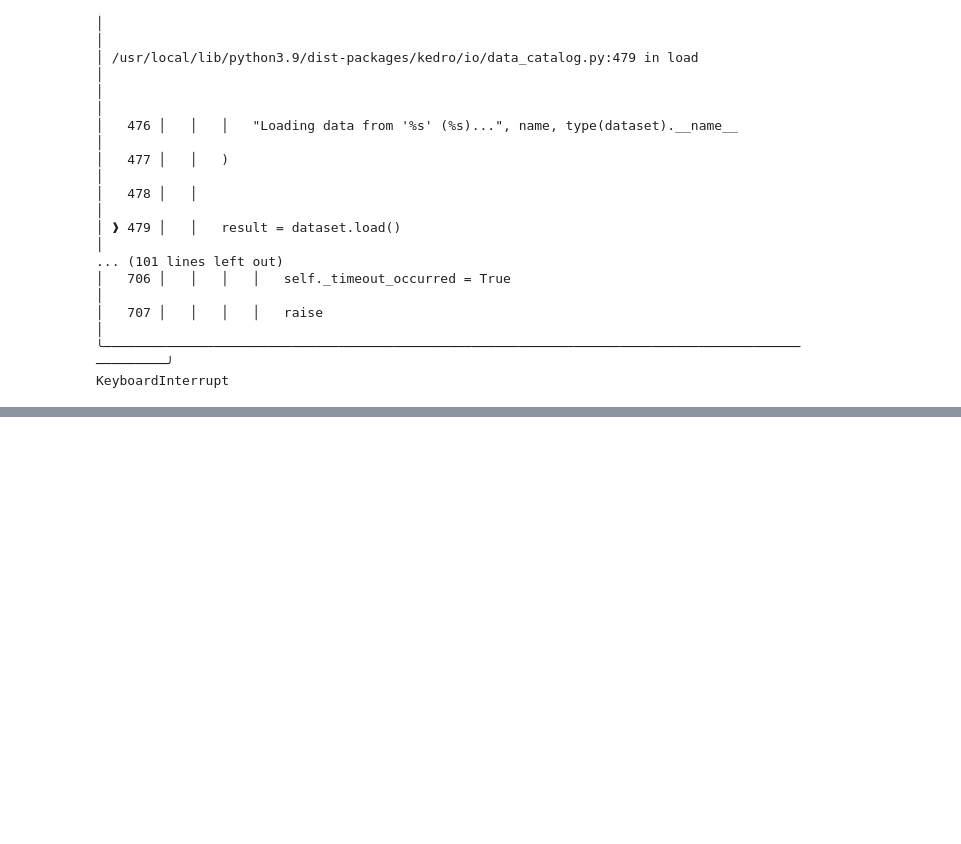
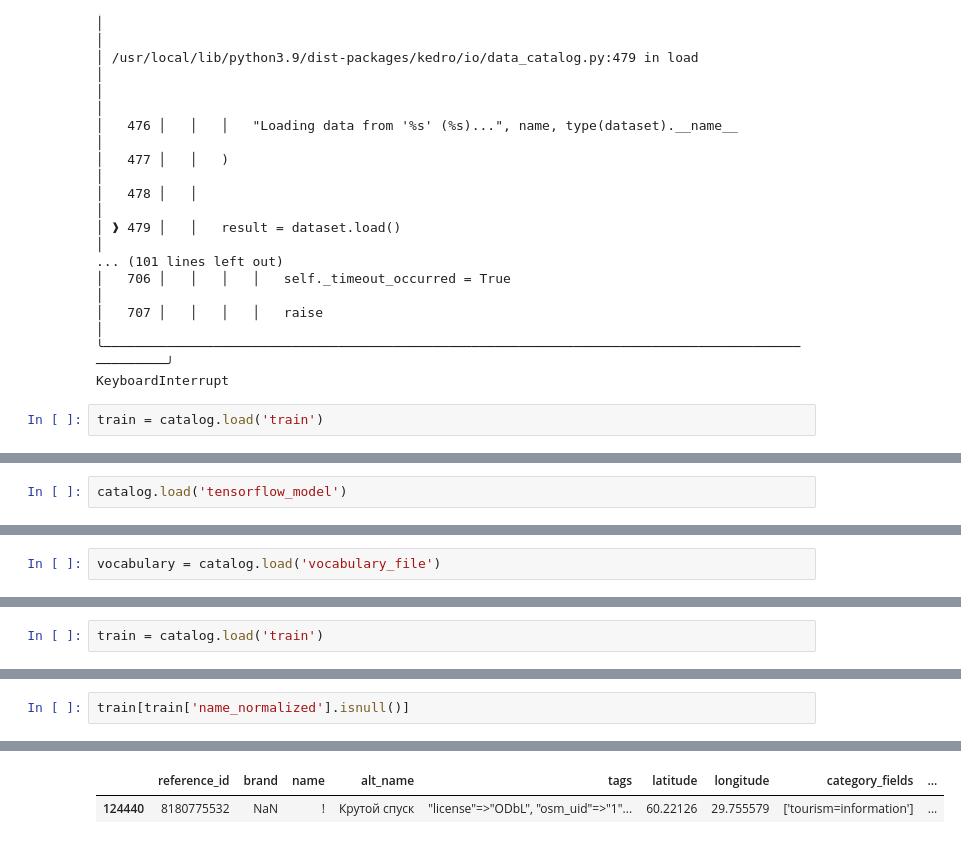
Before and after one commit to danielperezefremova-tomtom/dnn_name_matching, a Jupyter notebook: notebooks/Untitled.ipynb, the cells around one changed output, grey strips where cells are left out. Drawn from its saved outputs; the diff is of its cells as text; blank space fills up the shorter version.

```diff
--- a/notebooks/Untitled.ipynb
+++ b/notebooks/Untitled.ipynb
@@ -189,3 +209,5 @@ df_negative_pairs = catalog.load('df_negative_pairs')
 │   707 │   │   │   │   raise                                                                      │
 ╰──────────────────────────────────────────────────────────────────────────────────────────────────╯
 KeyboardInterrupt
+# %%
+train = catalog.load('train')
@@ -191,0 +264,2 @@ KeyboardInterrupt
+# %%
+catalog.load('tensorflow_model')
@@ -191,0 +287,2 @@ KeyboardInterrupt
+# %%
+vocabulary = catalog.load('vocabulary_file')
@@ -191,0 +306,2 @@ KeyboardInterrupt
+# %%
+train = catalog.load('train')
@@ -191,0 +310,3 @@ KeyboardInterrupt
+# %%
+train[train['name_normalized'].isnull()]
+# %% [output]
@@ -191,0 +314,2 @@ KeyboardInterrupt
+|  | reference_id | brand | name | alt_name | tags | latitude | longitude | category_fields | ... |
+| 124440 | 8180775532 | NaN | ! | Крутой спуск | "license"=>"ODbL", "osm_uid"=>"1"... | 60.22126 | 29.755579 | ['tourism=information'] | ... |
```
Also changed, not shown: parts of 18 cells of this notebook, 13 other files.
